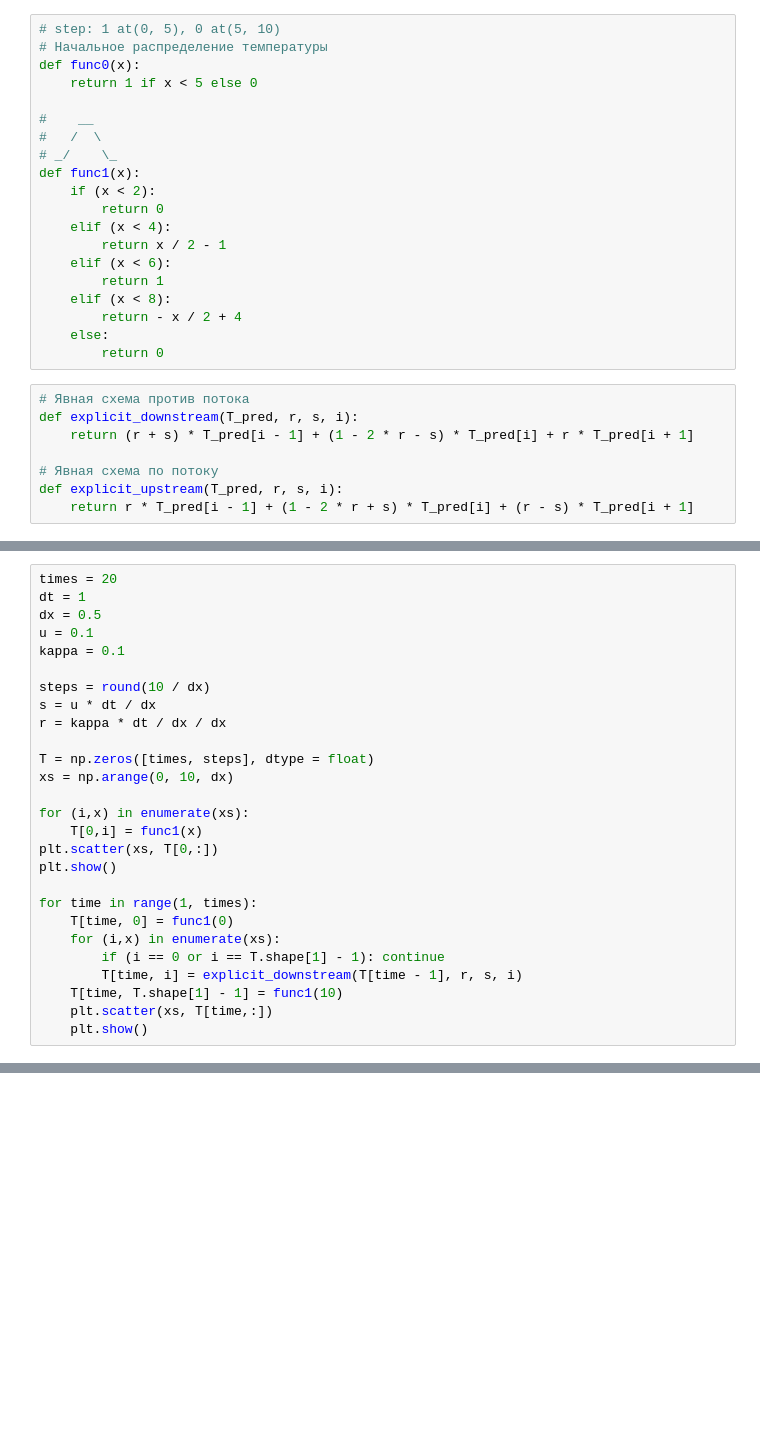
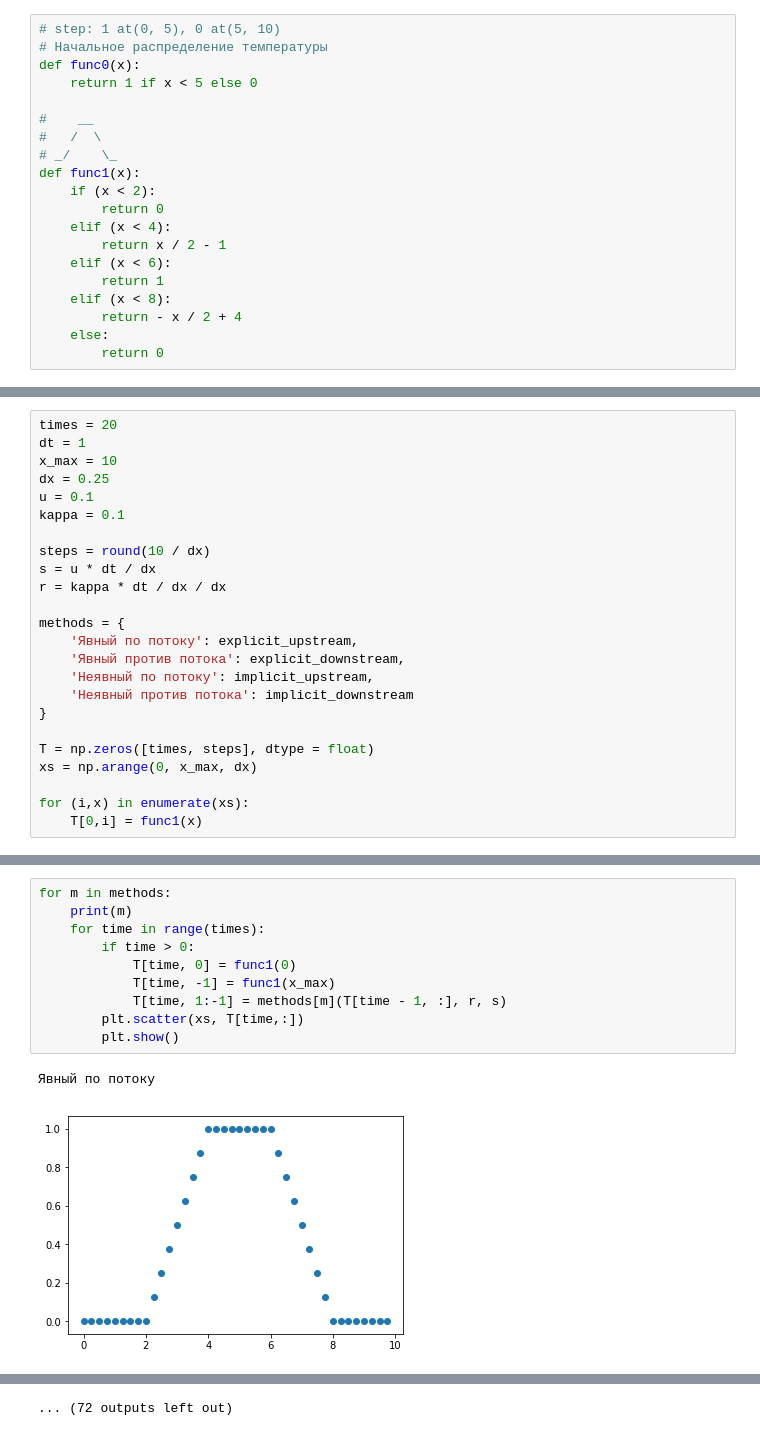
Before and after one commit to ivartb/AlGaN, a Jupyter notebook: model_heat_equation.ipynb, the cells around one changed output, grey strips where cells are left out. Saved outputs shown, nothing was run; the diff lists cells and outputs as text; blank space fills up the shorter version.

Commit message:
add implicit methods

```diff
--- a/model_heat_equation.ipynb
+++ b/model_heat_equation.ipynb
@@ -26,11 +26,3 @@ def func1(x):
         return - x / 2 + 4
     else:
         return 0
-# %%
-# Явная схема против потока
-def explicit_downstream(T_pred, r, s, i):
-    return (r + s) * T_pred[i - 1] + (1 - 2 * r - s) * T_pred[i] + r * T_pred[i + 1]
-
-# Явная схема по потоку
-def explicit_upstream(T_pred, r, s, i):
-    return r * T_pred[i - 1] + (1 - 2 * r + s) * T_pred[i] + (r - s) * T_pred[i + 1]
@@ -37,7 +79,8 @@ def explicit_upstream(T_pred, r, s, i):
 # %%
 times = 20
 dt = 1
-dx = 0.5
+x_max = 10
+dx = 0.25
 u = 0.1
 kappa = 0.1
 
@@ -45,19 +88,15 @@ steps = round(10 / dx)
 s = u * dt / dx
 r = kappa * dt / dx / dx
 
+methods = {
+    'Явный по потоку': explicit_upstream,
+    'Явный против потока': explicit_downstream,
+    'Неявный по потоку': implicit_upstream,
+    'Неявный против потока': implicit_downstream
+}
+
 T = np.zeros([times, steps], dtype = float)
-xs = np.arange(0, 10, dx)
+xs = np.arange(0, x_max, dx)
 
 for (i,x) in enumerate(xs):
     T[0,i] = func1(x)
-plt.scatter(xs, T[0,:])
-plt.show()
-
-for time in range(1, times):
-    T[time, 0] = func1(0)
-    for (i,x) in enumerate(xs):
-        if (i == 0 or i == T.shape[1] - 1): continue
-        T[time, i] = explicit_downstream(T[time - 1], r, s, i)
-    T[time, T.shape[1] - 1] = func1(10)
-    plt.scatter(xs, T[time,:])
-    plt.show()
@@ -77,0 +103,13 @@ for time in range(1, times):
+# %%
+for m in methods:
+    print(m)
+    for time in range(times):
+        if time > 0:
+            T[time, 0] = func1(0)
+            T[time, -1] = func1(x_max)
+            T[time, 1:-1] = methods[m](T[time - 1, :], r, s)
+        plt.scatter(xs, T[time,:])
+        plt.show()
+# %% [output]
+Явный по потоку
+[figure, added]
@@ -77,0 +126 @@ for time in range(1, times):
+... (72 outputs left out)
```
Also changed, not shown: parts of 5 cells of this notebook.
